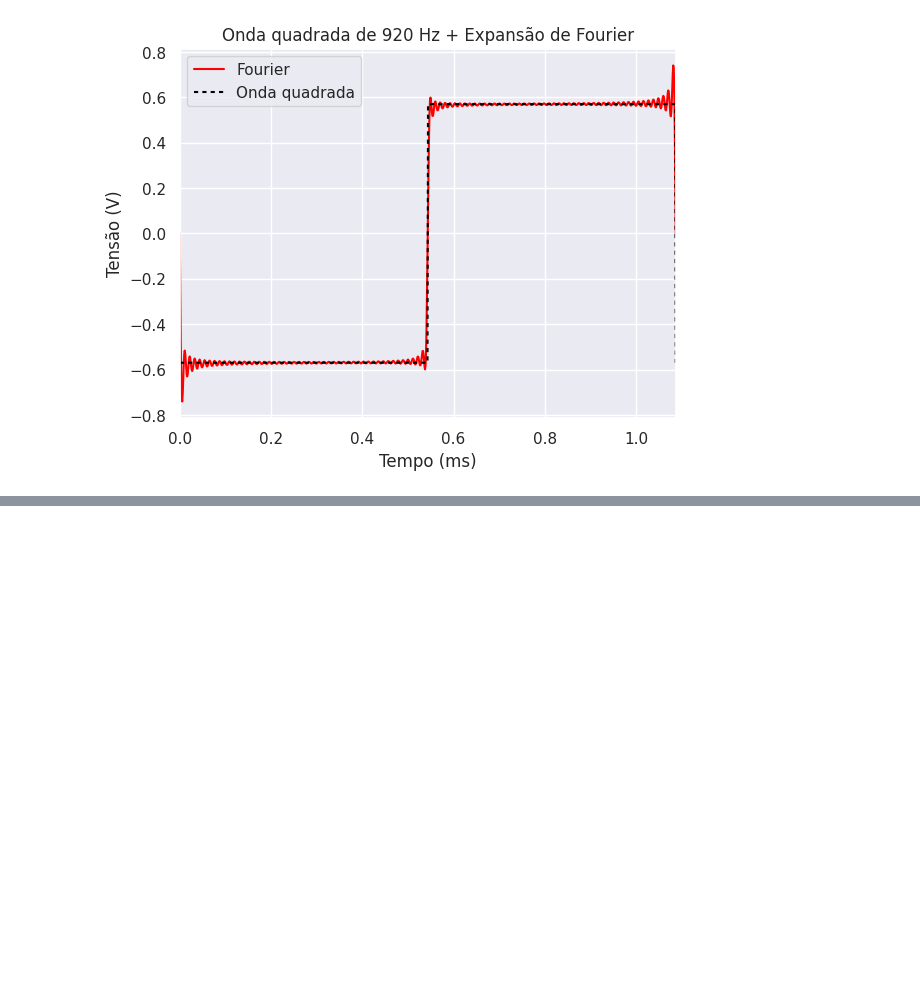
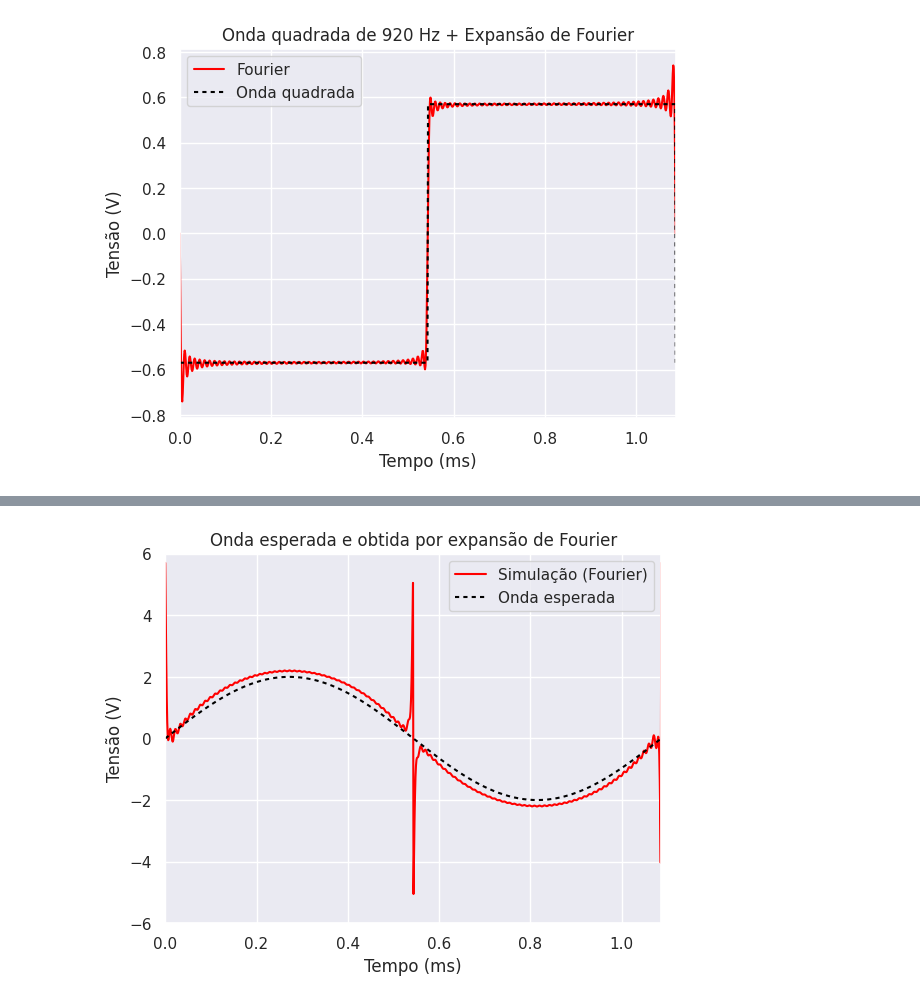
Before and after one commit to ivfreire/lab_3, a Jupyter notebook: Experimento 2/Atividade 5/analise.ipynb, the cells around one changed output, grey strips where cells are left out. Drawn from its saved outputs; the diff is of its cells as text; code cells hidden in the pictures; blank space fills up the shorter version.

```diff
--- a/Experimento 2/Atividade 5/analise.ipynb
+++ b/Experimento 2/Atividade 5/analise.ipynb
@@ -105,0 +151,12 @@ array([nan, nan, nan, nan, nan, nan, nan, nan, nan, nan, nan, nan, nan,
+# %%
+plt.title('Onda esperada e obtida por expansão de Fourier')
+sns.lineplot(x=time * 1000, y=10*sin_signal, color='red', label='Simulação (Fourier)')
+sns.lineplot(x=time * 1000, y=2 * np.sin(2 * np.pi * w * time), color='black', dashes=(2, 2), label='Onda esperada')
+plt.xlim(0, P*1000)
+plt.ylim(-6, 6)
+plt.xlabel('Tempo (ms)')
+plt.ylabel('Tensão (V)')
+plt.savefig('plots/out_fourier.png', dpi=300, facecolor='white', bbox_inches='tight')
+plt.show()
+# %% [output]
+[figure, added]
```
Also changed, not shown: parts of 20 cells of this notebook, 5 other files.
